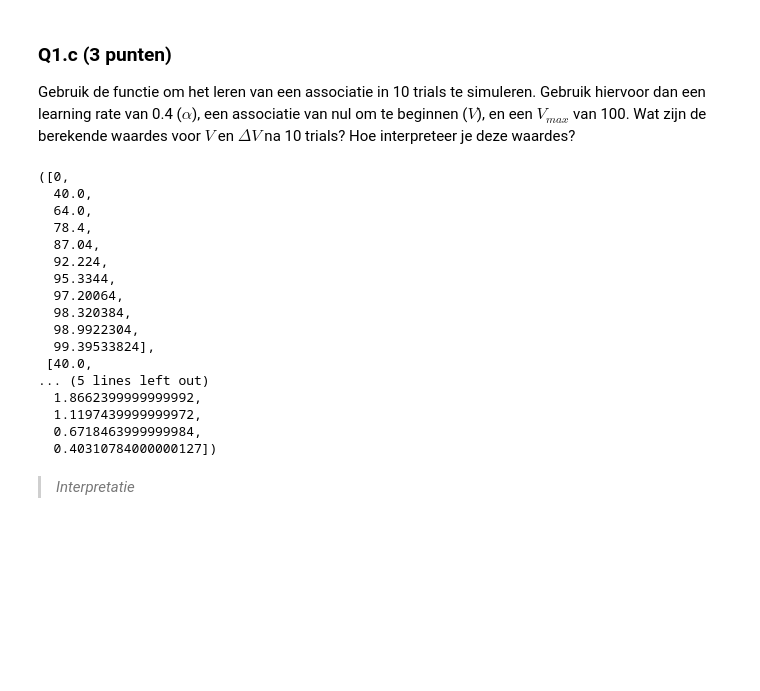
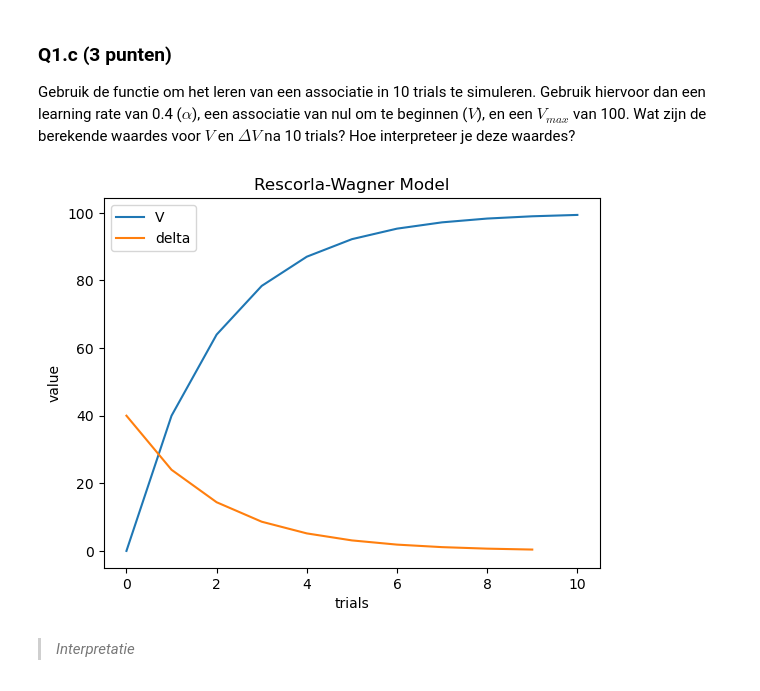
Before and after one commit to Knoerdin/huiswerk_gijs_nordin, a Jupyter notebook: Assignment 1/Assignment_1.ipynb, the cells around one changed output. Drawn from its saved outputs; the diff is of its cells as text; code cells hidden in the pictures; blank space fills up the shorter version.

```diff
--- a/Assignment 1/Assignment_1.ipynb
+++ b/Assignment 1/Assignment_1.ipynb
@@ -101,27 +101,18 @@ def rescorla_wagner(alpha, v_start, v_max, trials):
 ### Q1.c (3 punten)
 
 Gebruik de functie om het leren van een associatie in 10 trials te simuleren. Gebruik hiervoor dan een learning rate van 0.4 ($\alpha$), een associatie van nul om te beginnen ($V$), en een $V_{max}$ van 100. Wat zijn de berekende waardes voor $V$ en $\Delta V$ na 10 trials? Hoe interpreteer je deze waardes?
-# %%
-# TO DO
-rescorla_wagner(0.4, 0, 100, 10)
-# %% [output]
-([0,
-  40.0,
-  64.0,
-  78.4,
-  87.04,
-  92.224,
-  95.3344,
-  97.20064,
-  98.320384,
-  98.9922304,
-  99.39533824],
- [40.0,
-... (5 lines left out)
-  1.8662399999999992,
-  1.1197439999999972,
-  0.6718463999999984,
-  0.40310784000000127])
+# %%
+# TO DO
+V, delta = rescorla_wagner(0.4, 0, 100, 10)
+plt.plot(V, label='V')
+plt.plot(delta, label='delta')
+plt.legend()
+plt.xlabel('trials')
+plt.ylabel('value')
+plt.title('Rescorla-Wagner Model')
+plt.show()
+# %% [output]
+[figure, added]
 # %% [markdown]
 > *Interpretatie*
 # %% [markdown]
```
Also changed, not shown: parts of 2 cells of this notebook.
